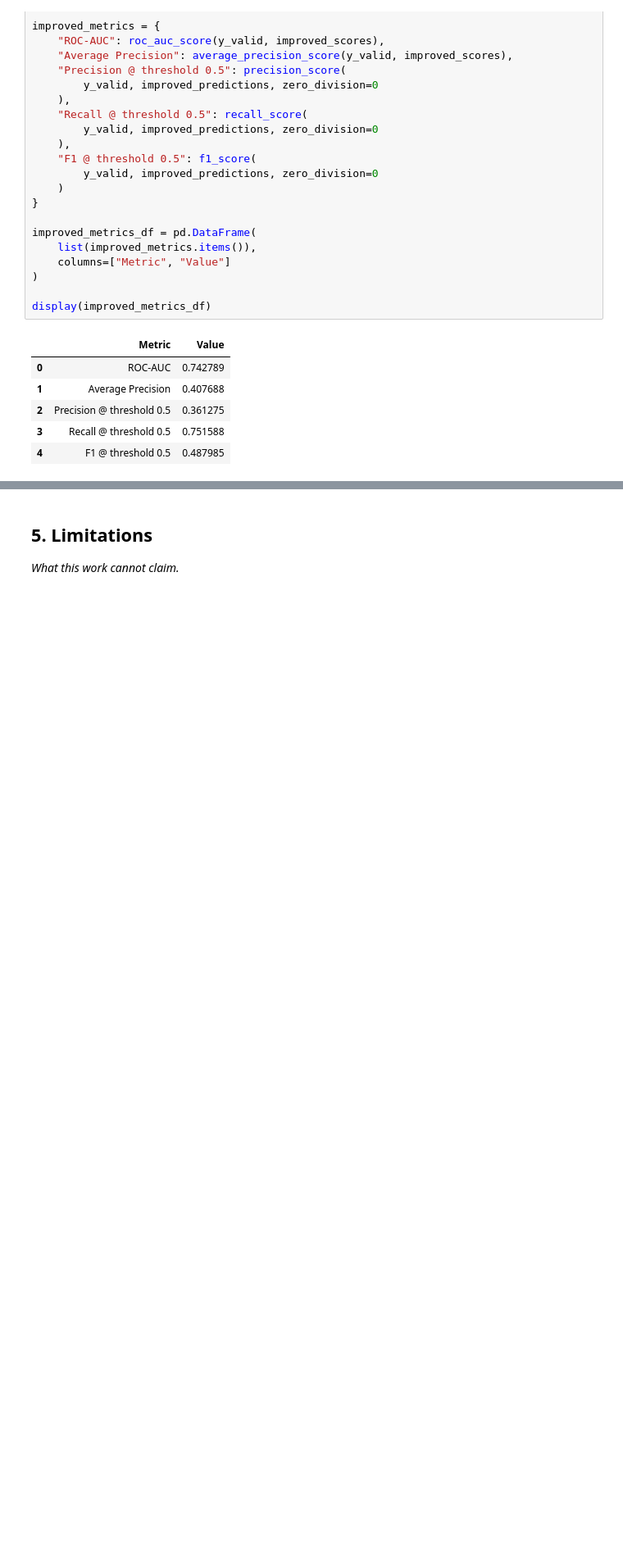
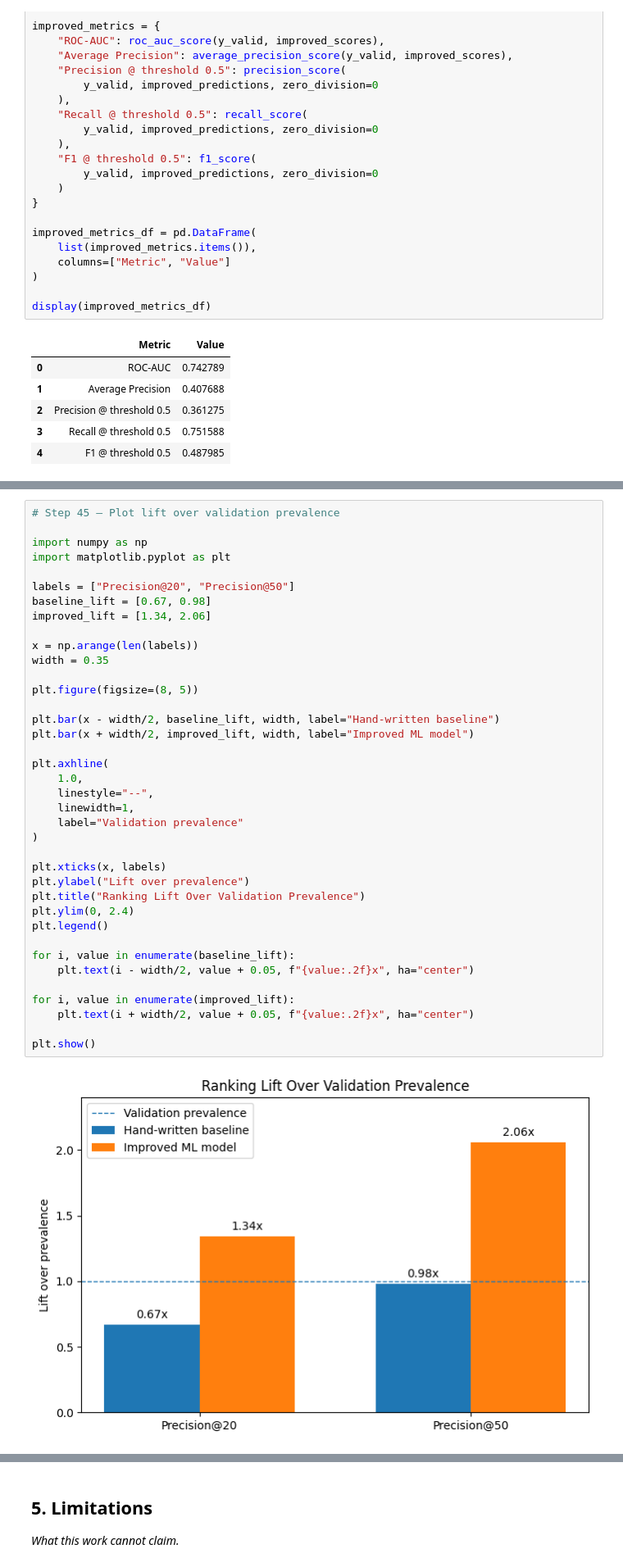
Before and after one commit to arsal626/flyrank-ml-internship, a Jupyter notebook: work/notebooks/capstone.ipynb, the cells around one changed output, grey strips where cells are left out. Shown at 82% size. Saved outputs shown, nothing was run; the diff lists cells and outputs as text; blank space fills up the shorter version.

```diff
--- a/work/notebooks/capstone.ipynb
+++ b/work/notebooks/capstone.ipynb
@@ -1888,0 +1899,40 @@ display(improved_metrics_df)
+# %%
+# Step 45 — Plot lift over validation prevalence
+
+import numpy as np
+import matplotlib.pyplot as plt
+
+labels = ["Precision@20", "Precision@50"]
+baseline_lift = [0.67, 0.98]
+improved_lift = [1.34, 2.06]
+
+x = np.arange(len(labels))
+width = 0.35
+
+plt.figure(figsize=(8, 5))
+
+plt.bar(x - width/2, baseline_lift, width, label="Hand-written baseline")
+plt.bar(x + width/2, improved_lift, width, label="Improved ML model")
+
+plt.axhline(
+    1.0,
+    linestyle="--",
+    linewidth=1,
+    label="Validation prevalence"
+)
+
+plt.xticks(x, labels)
+plt.ylabel("Lift over prevalence")
+plt.title("Ranking Lift Over Validation Prevalence")
+plt.ylim(0, 2.4)
+plt.legend()
+
+for i, value in enumerate(baseline_lift):
+    plt.text(i - width/2, value + 0.05, f"{value:.2f}x", ha="center")
+
+for i, value in enumerate(improved_lift):
+    plt.text(i + width/2, value + 0.05, f"{value:.2f}x", ha="center")
+
+plt.show()
+# %% [output]
+[figure, added]
```
Also changed, not shown: parts of 4 cells of this notebook.
